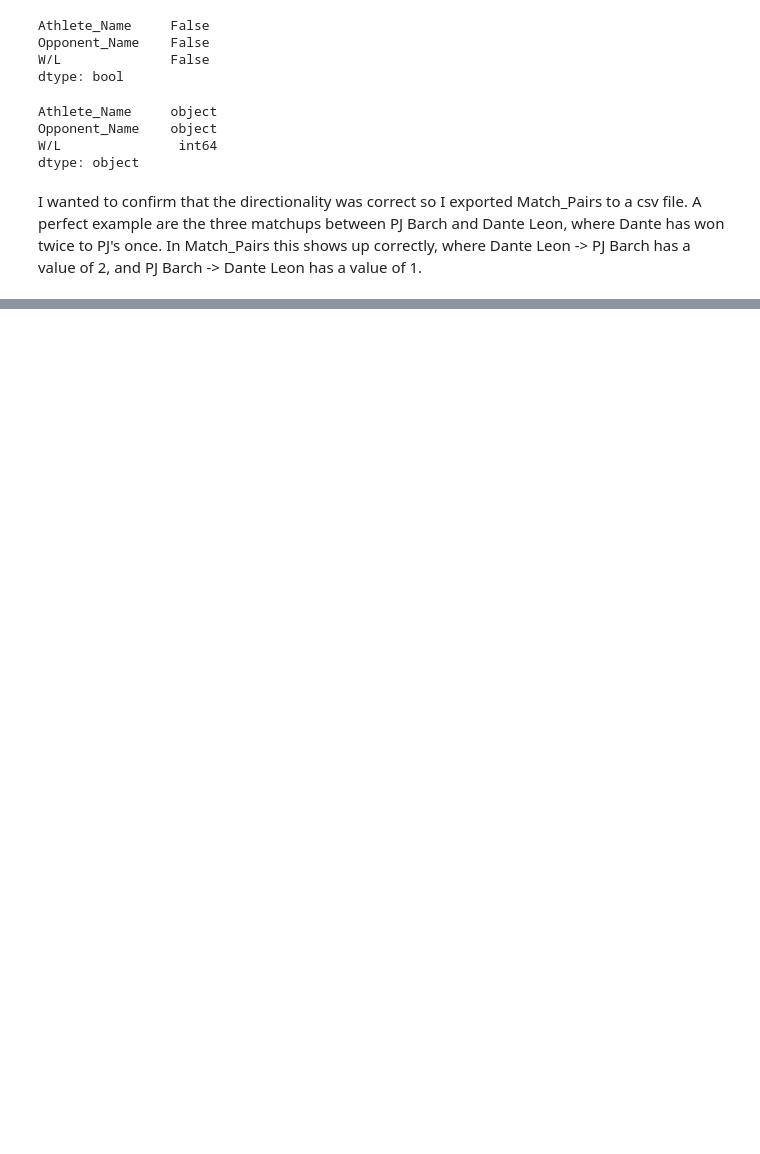
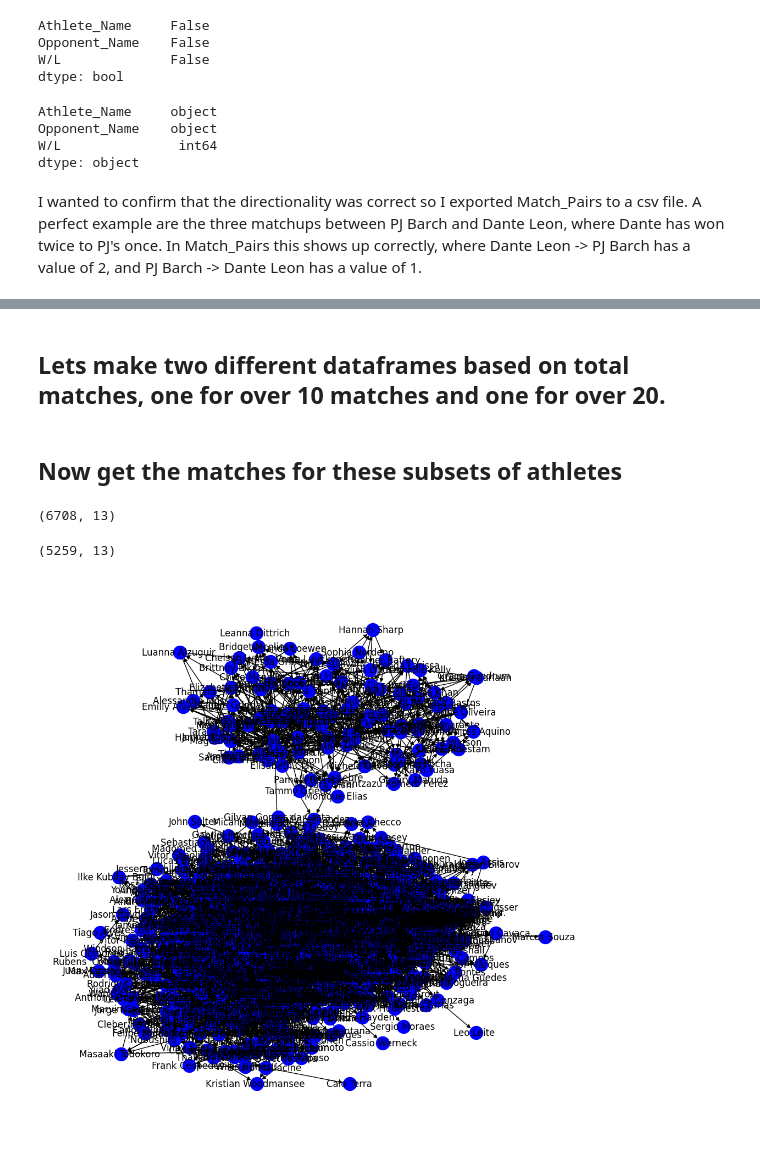
Before and after one commit to gossdante/bjj_network, a Jupyter notebook: network.ipynb, the cells around one changed output, grey strips where cells are left out. Drawn from its saved outputs; the diff is of its cells as text; code cells hidden in the pictures; blank space fills up the shorter version.

```diff
--- a/network.ipynb
+++ b/network.ipynb
@@ -242,0 +265,13 @@ TypeError: show() got an unexpected keyword argument 'encoding'
+# %%
+# Create function that extracts the pieces from record, converts to integer, and sums.
+def get_total_matches(record):
+    pieces = record.split('-')
+    total_matches = int(pieces[0]) + int(pieces[1]) + int(pieces[2])
+    return total_matches
+# %%
+# First drop missing data based on record
+Athlete_Info = Athlete_Info.dropna(subset=['Record'])
+
+# Now apply
+Athlete_Info['Total_Matches'] = Athlete_Info.apply(lambda row : get_total_matches(row['Record']), axis=1)
+Athlete_Info.head()
@@ -242,0 +313,5 @@ TypeError: show() got an unexpected keyword argument 'encoding'
+# %% [markdown]
+## Lets make two different dataframes based on total matches, one for over 10 matches and one for over 20.
+# %%
+Athlete_Info_10 = Athlete_Info.loc[Athlete_Info['Total_Matches']>=10]
+#787 Athletes
@@ -242,0 +321,25 @@ TypeError: show() got an unexpected keyword argument 'encoding'
+# %% [markdown]
+## Now get the matches for these subsets of athletes
+# %%
+Wins_10 = Wins[Wins['Short_Athlete_ID'].isin(Athlete_Info_10['Short_Athlete_ID']) & Wins['Short_Opponent_ID'].isin(Athlete_Info_10['Short_Athlete_ID'])]
+Wins_10.shape
+# %% [output]
+(6708, 13)
+# %%
+Wins_20 = Wins[Wins['Short_Athlete_ID'].isin(Athlete_Info_20['Short_Athlete_ID']) & Wins['Short_Opponent_ID'].isin(Athlete_Info_20['Short_Athlete_ID'])]
+Wins_20.shape
+# %% [output]
+(5259, 13)
+# %%
+Match_Pairs_10 = Wins_10.groupby(['Athlete_Name','Opponent_Name'])['W/L'].count().reset_index()
+G = nx.from_pandas_edgelist(Match_Pairs_10,
+                            source = 'Athlete_Name',
+                            target = 'Opponent_Name',
+                            edge_attr = 'W/L',
+                            create_using = nx.DiGraph())
+pos = nx.kamada_kawai_layout(G)
+plt.figure(figsize = (10,10))
+nx.draw(G,with_labels = True, node_color = 'blue',edge_cmap = plt.cm.Blues, pos = pos)
+plt.show()
+# %% [output]
+[figure, added]
```
Also changed, not shown: parts of 23 cells of this notebook.
